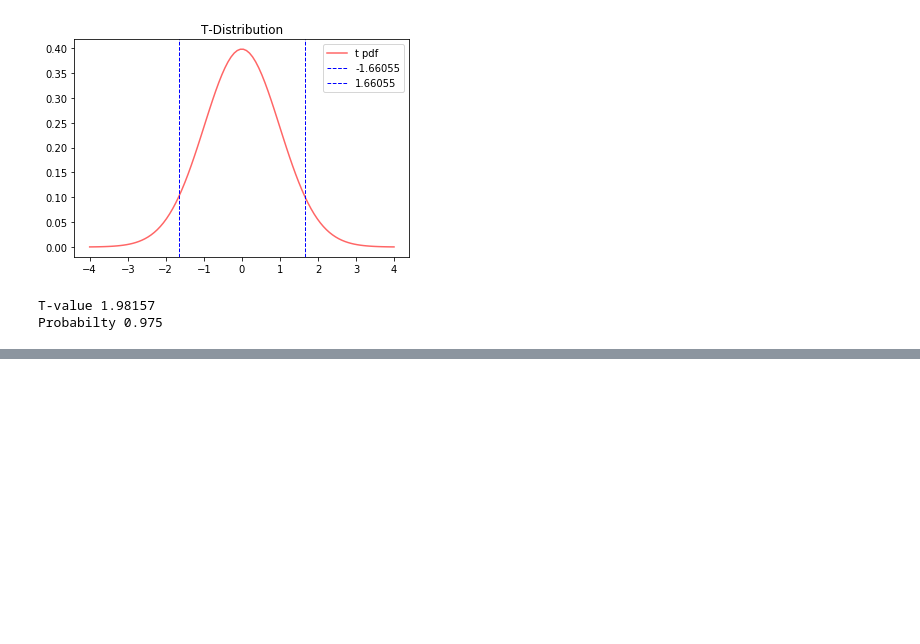
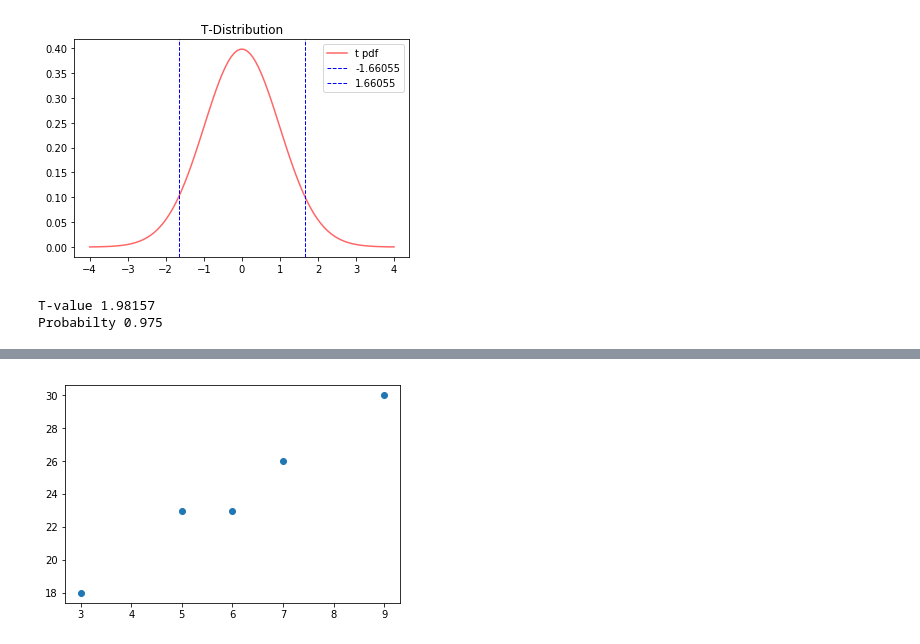
Before and after one commit to camburn/statistics, a Jupyter notebook: notebooks/Formula Implementations.ipynb, the cells around one changed output, grey strips where cells are left out. Cells and saved outputs as stored; diff of their text form; code cells hidden in the pictures; blank space fills up the shorter version.

```diff
--- a/notebooks/Formula Implementations.ipynb
+++ b/notebooks/Formula Implementations.ipynb
@@ -429,0 +512,8 @@ Probabilty 0.975
+# %%
+
+data = [(5, 23), (9, 30), (3, 18), (7,26), (6, 23)]
+
+plt.scatter([ x for x,y in data], [y for x,y in data])
+plt.show()
+# %% [output]
+[figure, added]
```
Also changed, not shown: parts of 6 cells of this notebook, 2 other files.
